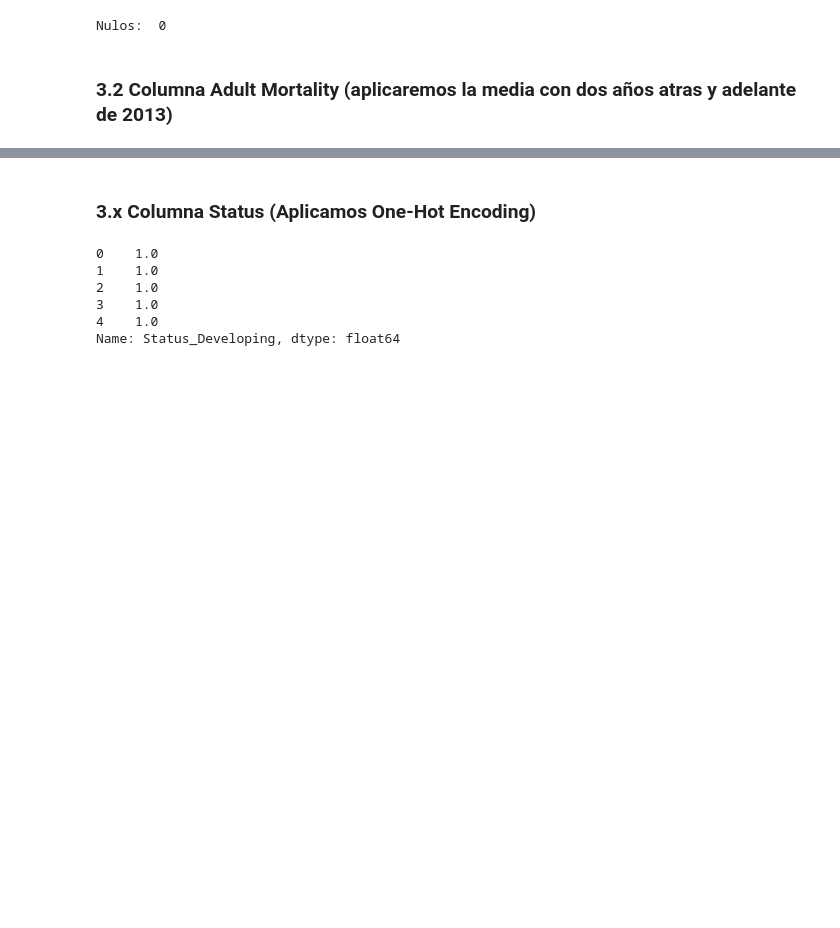
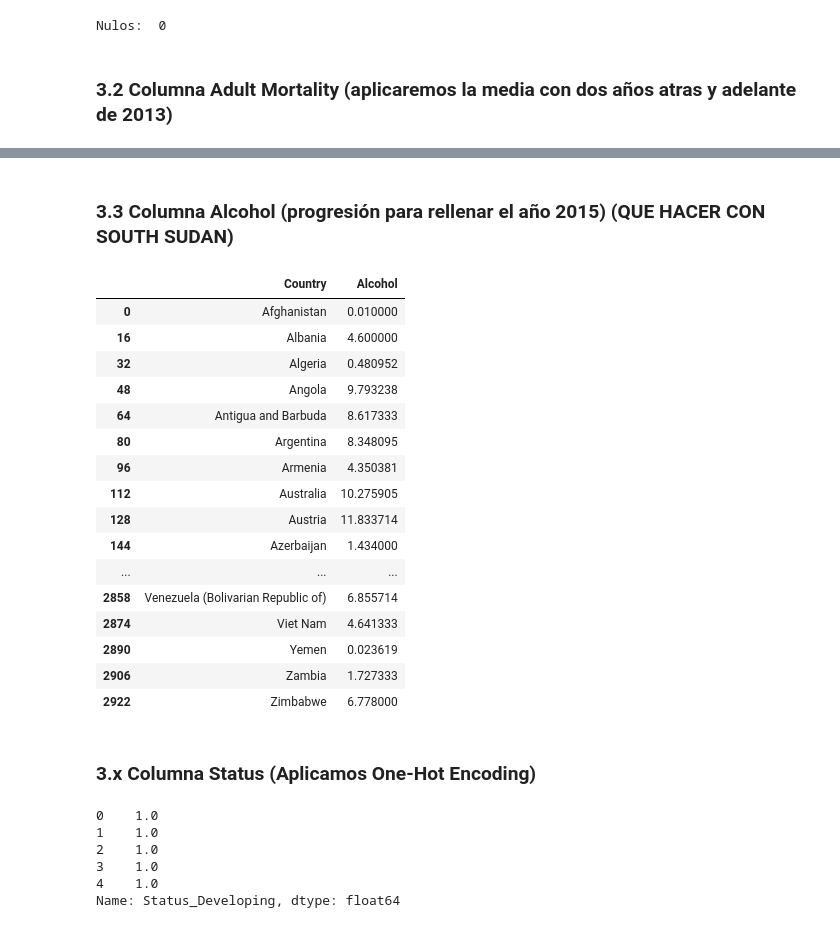
Before and after one commit to JDomingoDelgadoAlonso/Competi4, a Jupyter notebook: competi4.ipynb, the cells around one changed output, grey strips where cells are left out. Drawn from its saved outputs; the diff is of its cells as text; code cells hidden in the pictures; blank space fills up the shorter version.

```diff
--- a/competi4.ipynb
+++ b/competi4.ipynb
@@ -202,4 +552,61 @@ Columns: [Country, Year, Life expectancy , Adult Mortality, infant deaths, Alcoh
 Index: []
+# %% [markdown]
+### 3.3 Columna Alcohol (progresión para rellenar el año 2015) (QUE HACER CON SOUTH SUDAN)
+# %%
+# Filtrar países con Alcohol nulo en 2015
+paises_nulos_2015 = df_encoded[(df_encoded["Year"] == 2015) & (df_encoded["Alcohol"].isnull())]["Country"].unique()
+
+ #print(paises_nulos_2015)  # países afectados
+# %%
+from sklearn.linear_model import LinearRegression
+import numpy as np
+
+# Filtrar datos de países con nulos en 2015 (excluyendo South Sudan)
+paises_a_estimar = [pais for pais in paises_nulos_2015 if pais not in ["South Sudan"]]
+
+for pais in paises_a_estimar:
+    # Filtrar datos del país entre 2000 y 2014 (años donde sí hay datos)
+    datos_pais = df_encoded[(df_encoded["Country"] == pais) &
+                            (df_encoded["Year"] < 2015) &
+                            df_encoded["Alcohol"].notnull()]
+
+    if len(datos_pais) >= 2:  # Necesitamos al menos 2 puntos para estimar la tendencia
+        X = datos_pais["Year"].values.reshape(-1, 1)  # Años como variable independiente
+        y = datos_pais["Alcohol"].values  # Consumo de alcohol como variable dependiente
+
+        # Ajustar un modelo de regresión lineal
+        modelo = LinearRegression()
+        modelo.fit(X, y)
+
+        # Predecir el valor de 2015
+        valor_estimado = modelo.predict(np.array([[2015]]))[0]
+
+        # Forzar un mínimo de 0.01 (si es negativo o muy bajo)
+        valor_estimado = max(valor_estimado, 0.01)
+
+        # Asignar el valor estimado en el DataFrame
+        df_encoded.loc[(df_encoded["Country"] == pais) & (df_encoded["Year"] == 2015), "Alcohol"] = valor_estimado
+# %%
+# Verificar que se estimaron los valores
+display(df_encoded[df_encoded["Year"] == 2015][["Country", "Alcohol"]])
+# %% [output]
+|  | Country | Alcohol |
+| 0 | Afghanistan | 0.010000 |
+| 16 | Albania | 4.600000 |
+| 32 | Algeria | 0.480952 |
+| 48 | Angola | 9.793238 |
+| 64 | Antigua and Barbuda | 8.617333 |
+| 80 | Argentina | 8.348095 |
+| 96 | Armenia | 4.350381 |
+| 112 | Australia | 10.275905 |
+| 128 | Austria | 11.833714 |
+| 144 | Azerbaijan | 1.434000 |
+| ... | ... | ... |
+| 2858 | Venezuela (Bolivarian Republic of) | 6.855714 |
+| 2874 | Viet Nam | 4.641333 |
+| 2890 | Yemen | 0.023619 |
+| 2906 | Zambia | 1.727333 |
+| 2922 | Zimbabwe | 6.778000 |
 # %% [markdown]
 ### 3.x  Columna Status (Aplicamos One-Hot Encoding)
 # %%
```
Also changed, not shown: parts of 46 cells of this notebook, 1 other file.
